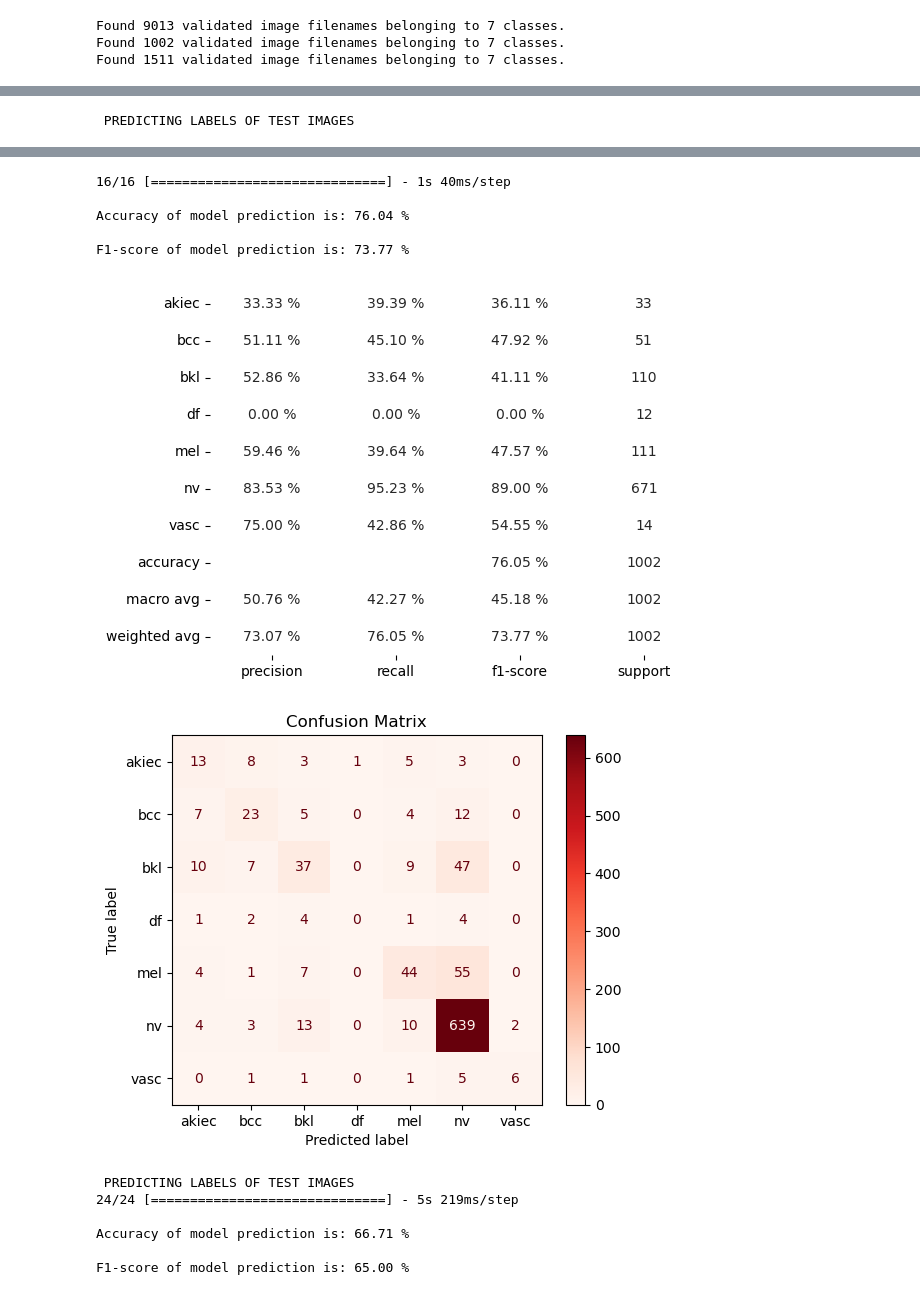
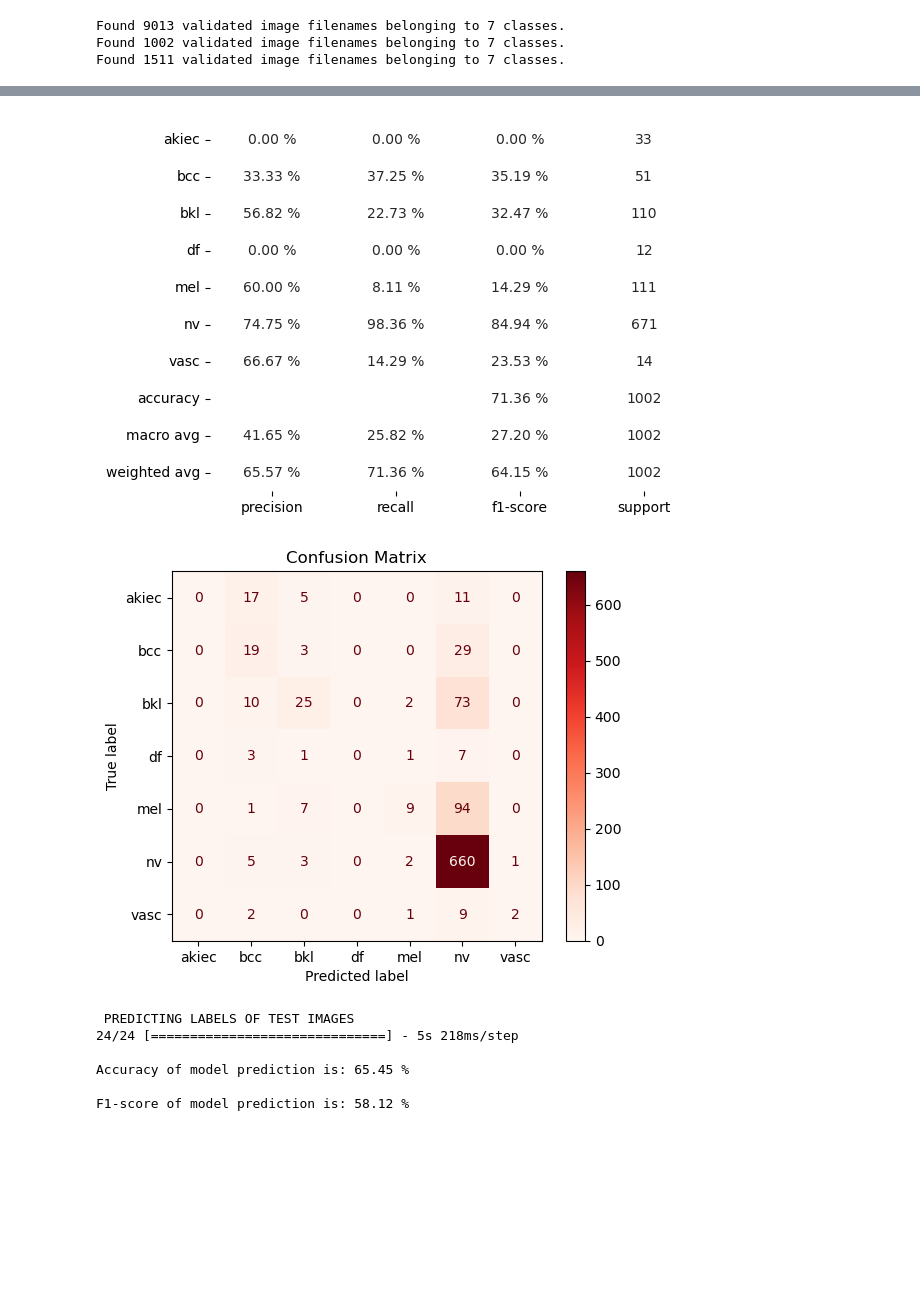
Before and after one commit to mehmetbayik/Skin-Cancer-Prediction-Deep-Learning, a Jupyter notebook: skin-cancer-cnn.ipynb, the cells around one changed output, grey strips where cells are left out. Drawn from its saved outputs; the diff is of its cells as text; code cells hidden in the pictures; blank space fills up the shorter version.

```diff
--- a/skin-cancer-cnn.ipynb
+++ b/skin-cancer-cnn.ipynb
@@ -320,7 +314,7 @@ checkpoint = ModelCheckpoint(f"model-comparison/{now}/model.h5", monitor='val_ac
 early_stop = EarlyStopping(monitor='val_accuracy', patience=50, mode='max', restore_best_weights=True)
 
 history = model.fit(train_set,
-                    epochs=50,
+                    epochs=10,
                     validation_data = val_set,
                     callbacks=[reduce_lr, checkpoint, early_stop],
                     )
@@ -358 +357,0 @@ Epoch 50/50
- PREDICTING LABELS OF TEST IMAGES
@@ -360,13 +358,8 @@ Epoch 50/50
-16/16 [==============================] - 1s 40ms/step
-
-Accuracy of model prediction is: 76.04 %
-
-F1-score of model prediction is: 73.77 %
-[figure, old version]
+[figure, new version]
-[figure, old version]
+[figure, new version]
- PREDICTING LABELS OF TEST IMAGES
-24/24 [==============================] - 5s 219ms/step
-
-Accuracy of model prediction is: 66.71 %
-
-F1-score of model prediction is: 65.00 %
+ PREDICTING LABELS OF TEST IMAGES
+24/24 [==============================] - 5s 218ms/step
+
+Accuracy of model prediction is: 65.45 %
+
+F1-score of model prediction is: 58.12 %
```
Also changed, not shown: parts of 4 cells of this notebook.
